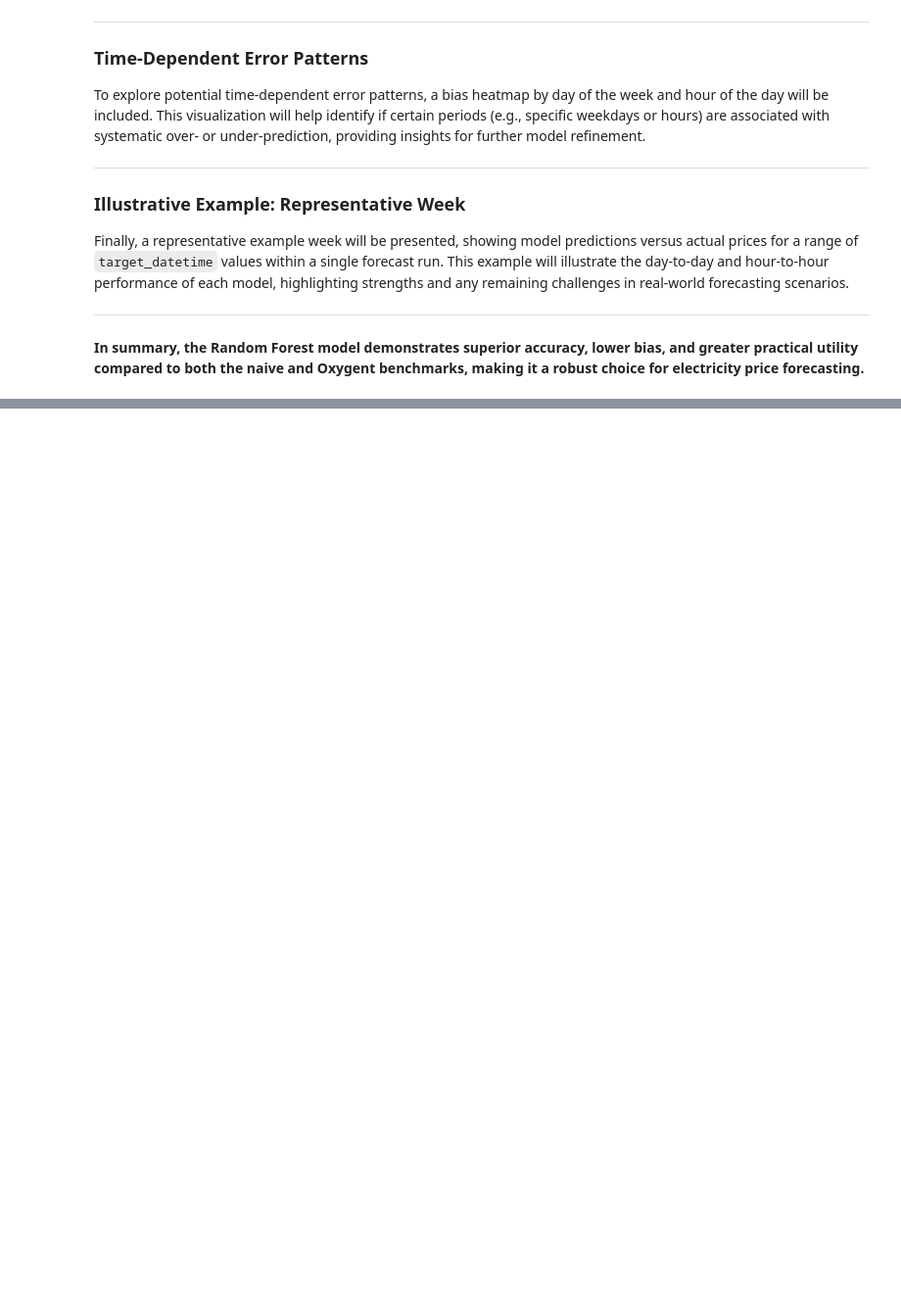
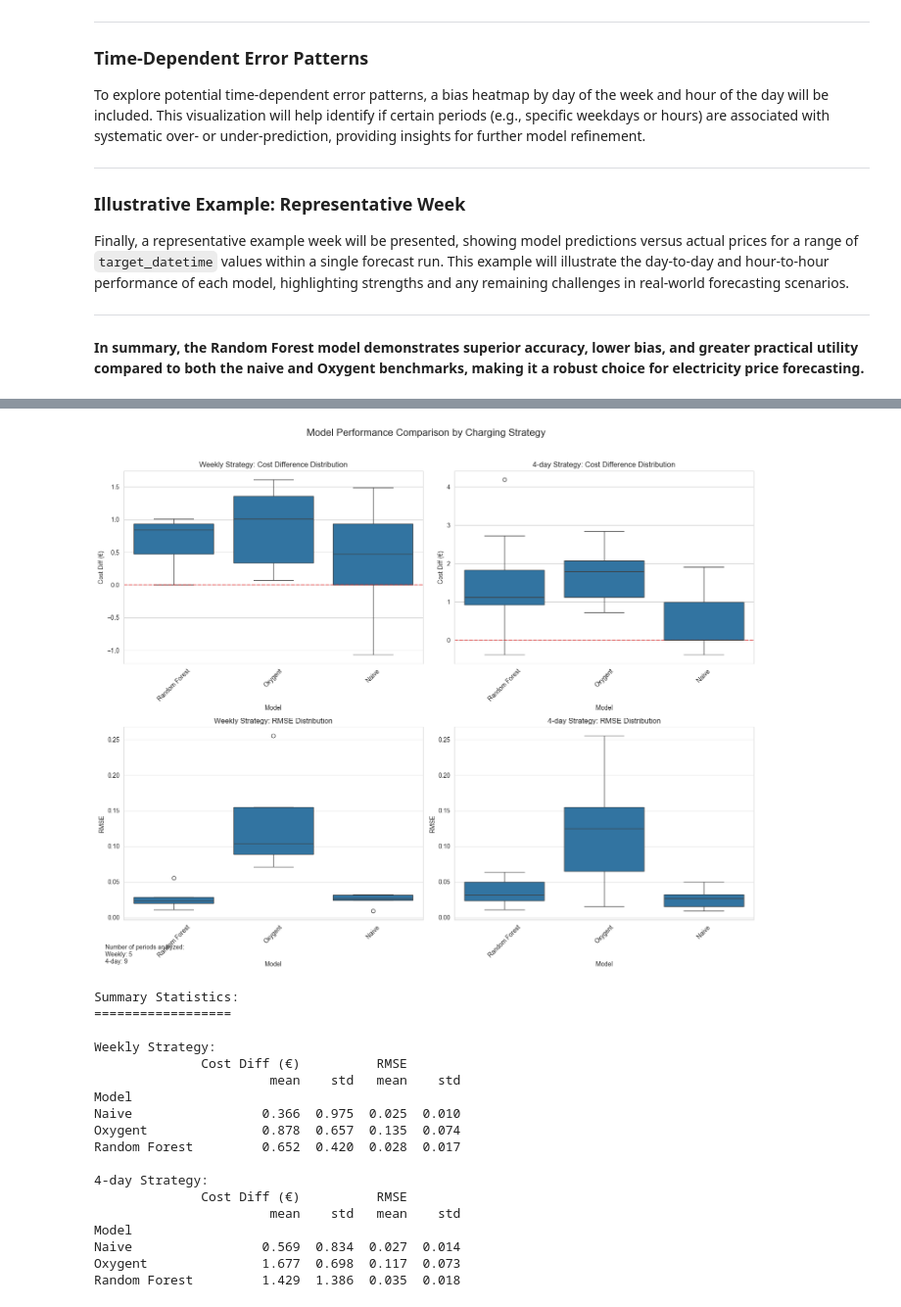
Before and after one commit to tvgerwe/ENEXIS, a Jupyter notebook: workspaces/sharell/evaluation_final_models.ipynb, the cells around one changed output, grey strips where cells are left out. Shown: that part at 98% size. Cells and saved outputs as stored; diff of their text form; code cells hidden in the pictures; blank space fills up the shorter version.

```diff
--- a/workspaces/sharell/evaluation_final_models.ipynb
+++ b/workspaces/sharell/evaluation_final_models.ipynb
@@ -470,0 +925,72 @@ Bias: -0.0079
+# %%
+# Summary: This cell generates visual summaries of model prediction performance per scenario.
+# It visualizes cost difference, overlap with actual blocks, and RMSE per model for both Weekly and 4-day charging strategies.
+
+import pandas as pd
+
+import matplotlib.pyplot as plt
+
+# Create figure with subplots for different metrics
+fig, axes = plt.subplots(2, 2, figsize=(15, 12))
+fig.suptitle('Model Performance Comparison by Charging Strategy', fontsize=16, y=1.02)
+
+# Plot Cost Difference Distribution - Weekly
+sns.boxplot(data=weekly_results_df, x='Model', y='Cost Diff (€)', ax=axes[0,0])
+axes[0,0].set_title('Weekly Strategy: Cost Difference Distribution')
+axes[0,0].axhline(y=0, color='r', linestyle='--', alpha=0.5)
+
+# Plot Cost Difference Distribution - 4-day
+sns.boxplot(data=fourday_results_df, x='Model', y='Cost Diff (€)', ax=axes[0,1])
+axes[0,1].set_title('4-day Strategy: Cost Difference Distribution')
+axes[0,1].axhline(y=0, color='r', linestyle='--', alpha=0.5)
+
+# Plot RMSE Distribution - Weekly
+sns.boxplot(data=weekly_results_df, x='Model', y='RMSE', ax=axes[1,0])
+axes[1,0].set_title('Weekly Strategy: RMSE Distribution')
+
+# Plot RMSE Distribution - 4-day
+sns.boxplot(data=fourday_results_df, x='Model', y='RMSE', ax=axes[1,1])
+axes[1,1].set_title('4-day Strategy: RMSE Distribution')
+
+# Rotate x-axis labels
+for ax in axes.flat:
+    ax.set_xticklabels(ax.get_xticklabels(), rotation=45)
+
+# Add overall statistics as text
+plt.figtext(0.02, 0.02,
+            f"Number of periods analyzed:\nWeekly: {len(weekly_results_df)//3}\n4-day: {len(fourday_results_df)//3}",
+            fontsize=10)
+
+plt.tight_layout()
+plt.show()
+
+# Print summary statistics
+print("\nSummary Statistics:")
+print("==================")
+for strategy, df in [("Weekly", weekly_results_df), ("4-day", fourday_results_df)]:
+    print(f"\n{strategy} Strategy:")
+    summary = df.groupby('Model').agg({
+        'Cost Diff (€)': ['mean', 'std'],
+        'RMSE': ['mean', 'std']
+    }).round(3)
+    print(summary)
+# %% [output]
+[figure, added]
+Summary Statistics:
+==================
+
+Weekly Strategy:
+              Cost Diff (€)          RMSE
+                       mean    std   mean    std
+Model
+Naive                 0.366  0.975  0.025  0.010
+Oxygent               0.878  0.657  0.135  0.074
+Random Forest         0.652  0.420  0.028  0.017
+
+4-day Strategy:
+              Cost Diff (€)          RMSE
+                       mean    std   mean    std
+Model
+Naive                 0.569  0.834  0.027  0.014
+Oxygent               1.677  0.698  0.117  0.073
+Random Forest         1.429  1.386  0.035  0.018
```
Also changed, not shown: parts of 10 cells of this notebook, 30 other files.
